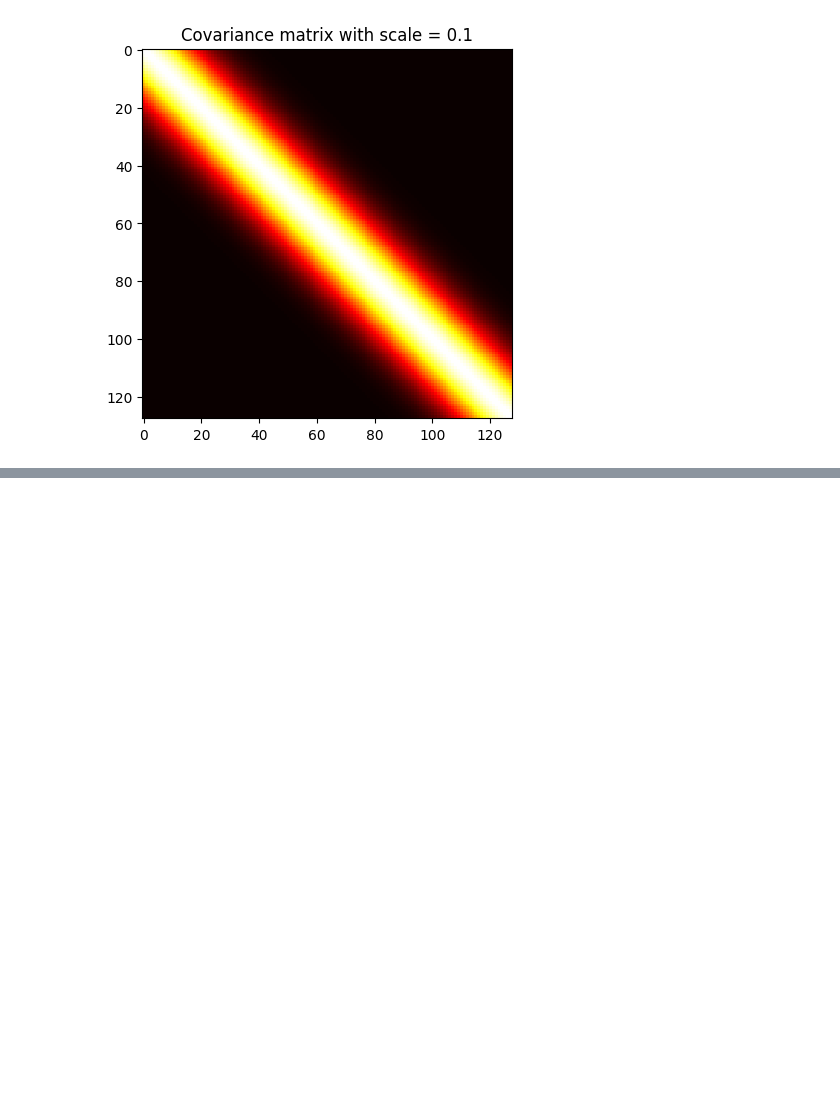
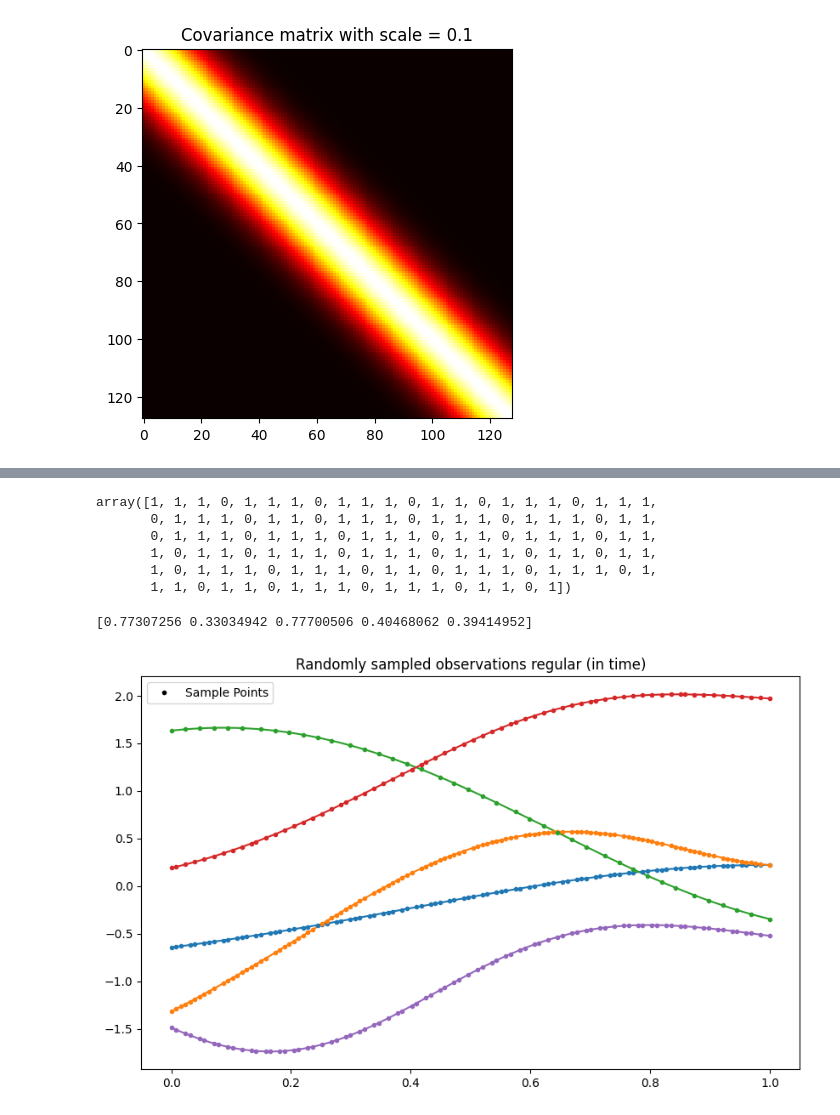
Before and after one commit to Arwin1906/Lab_-Zero_Shot, a Jupyter notebook: Arwin/synthetic_data.ipynb, the cells around one changed output, grey strips where cells are left out. Saved outputs shown, nothing was run; the diff lists cells and outputs as text; code cells hidden in the pictures; blank space fills up the shorter version.

```diff
--- a/Arwin/synthetic_data.ipynb
+++ b/Arwin/synthetic_data.ipynb
@@ -102,0 +173,57 @@ plt.show()
+# %%
+def generate_bitmask_regular(X, min_ones=10, max_ones=128):
+    """
+    Generate a bitmask for regularly sampled points.
+    """
+    # Determine the number of 1s (between min_ones and max_ones)
+    num_ones = np.random.randint(min_ones, max_ones + 1)
+
+    # Regularly sample points from X
+    indices = np.linspace(0, len(X) - 1, num_ones, dtype=int)
+    sampled_points = X[indices]
+
+    bitmask = np.zeros(len(X), dtype=int)
+    # Set mask entries to 1 where points in sampled_points are found in X
+    indices = np.isin(X, sampled_points)
+    bitmask[indices] = 1
+
+    return bitmask, sampled_points
+
+bitmask,_ = generate_bitmask_regular(X)
+bitmask
+# %% [output]
+array([1, 1, 1, 0, 1, 1, 1, 0, 1, 1, 1, 0, 1, 1, 0, 1, 1, 1, 0, 1, 1, 1,
+       0, 1, 1, 1, 0, 1, 1, 0, 1, 1, 1, 0, 1, 1, 1, 0, 1, 1, 1, 0, 1, 1,
+       0, 1, 1, 1, 0, 1, 1, 1, 0, 1, 1, 1, 0, 1, 1, 0, 1, 1, 1, 0, 1, 1,
+       1, 0, 1, 1, 0, 1, 1, 1, 0, 1, 1, 1, 0, 1, 1, 1, 0, 1, 1, 0, 1, 1,
+       1, 0, 1, 1, 1, 0, 1, 1, 1, 0, 1, 1, 0, 1, 1, 1, 0, 1, 1, 1, 0, 1,
+       1, 1, 0, 1, 1, 0, 1, 1, 1, 0, 1, 1, 1, 0, 1, 1, 0, 1])
+# %%
+# more balanced smoothness
+sample = rng.beta(a=3, b=3, size=5)
+print(sample)
+sampled_points, bitmasks, ys = list(), list(), list()
+
+for s in sample:
+    # Generate a random bitmask
+    bitmask, observations = generate_bitmask_regular(X, min_ones=32)
+    bitmasks.append(bitmask)
+    # Sample the points from the bitmask
+    sampled_points.append(observations)
+
+    y = sample_functions(X, scale=s)
+    ys.append(y)
+
+plt.figure(figsize=(10,6))
+
+lines = [plt.plot(X, y.T) for y in ys]
+for i in range(len(sampled_points)):
+    plt.plot(sampled_points[i], ys[i].T[bitmasks[i] == 1], marker='.', color=lines[i][0].get_color(), linestyle='None')
+
+plt.plot([], [], marker='.', color='black', linestyle='None', label='Sample Points')
+plt.title('Randomly sampled observations regular (in time)')
+plt.legend()
+plt.show()
+# %% [output]
+[0.77307256 0.33034942 0.77700506 0.40468062 0.39414952]
+[figure, added]
```
Also changed, not shown: parts of 6 cells of this notebook, 1 other file.
